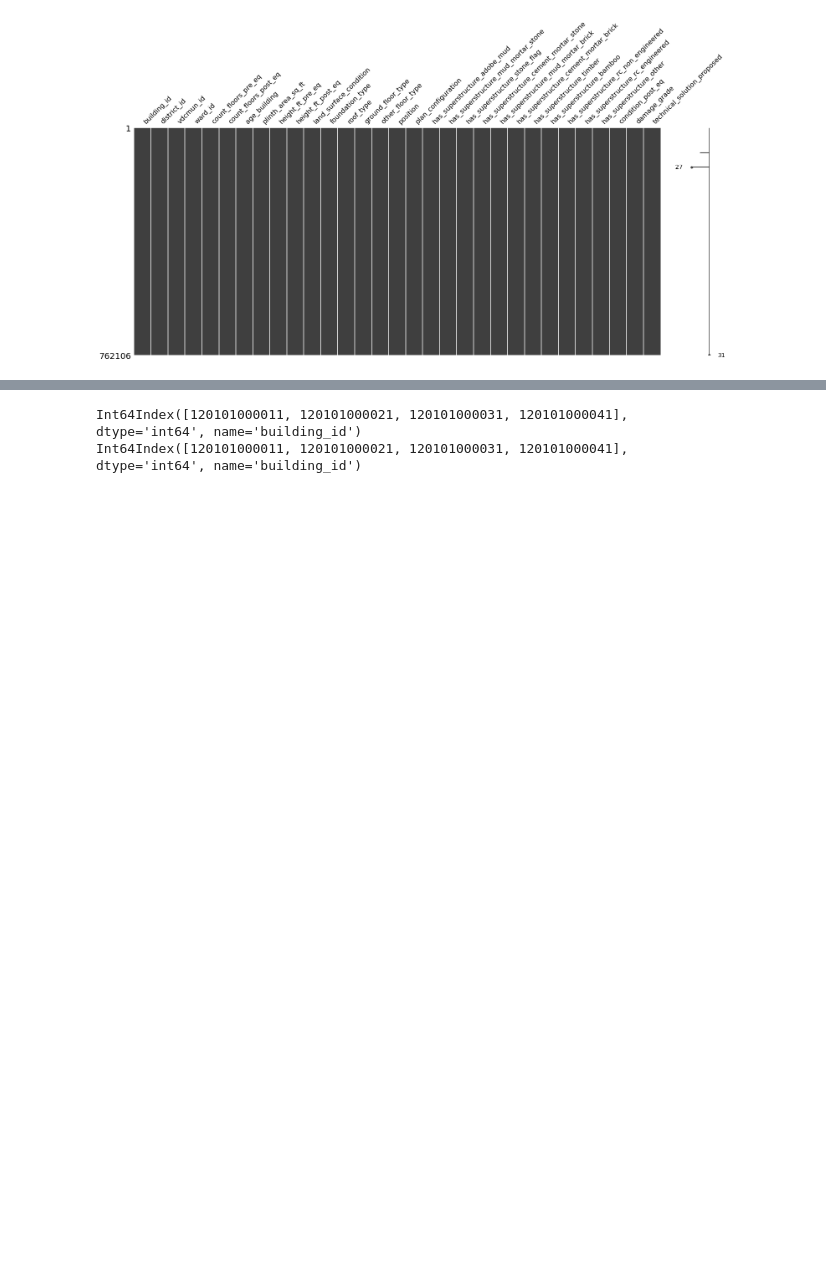
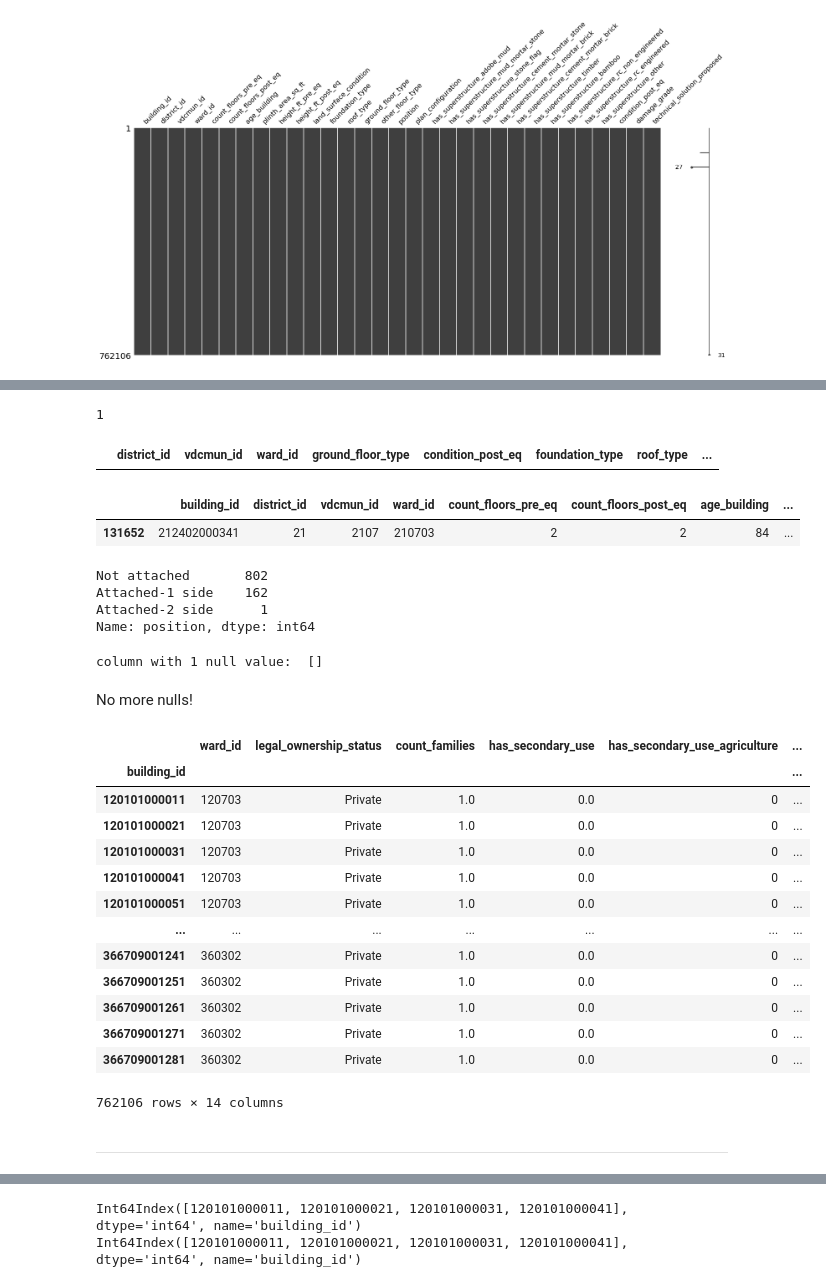
Before and after one commit to JesselyEnriquez/climateJustice, a Jupyter notebook: Code/Cleaning_N_EDA/earthquake_scrub.ipynb, the cells around one changed output, grey strips where cells are left out. Saved outputs shown, nothing was run; the diff lists cells and outputs as text; code cells hidden in the pictures; blank space fills up the shorter version.

```diff
--- a/Code/Cleaning_N_EDA/earthquake_scrub.ipynb
+++ b/Code/Cleaning_N_EDA/earthquake_scrub.ipynb
@@ -113,0 +205,50 @@ msno.matrix(building_structure);
+# %%
+building_structure['damage_grade'] = building_structure['damage_grade'].str.replace('Grade','').fillna(5).astype(int)
+building_structure['technical_solution_proposed'] = building_structure['technical_solution_proposed'].fillna('Reconstruction')
+building_structure['plan_configuration'].iloc[131652] = 'Rectangular'
+# ensuring that the nulls are now all filled in !
+print(building_structure.isnull().sum().sum())
+building_structure[building_structure['technical_solution_proposed'].isnull()==True][['district_id','vdcmun_id','ward_id','ground_floor_type','condition_post_eq','foundation_type','roof_type','plan_configuration','technical_solution_proposed','damage_grade']]
+# %% [output]
+1
+|  | district_id | vdcmun_id | ward_id | ground_floor_type | condition_post_eq | foundation_type | roof_type | ... |
+# %%
+building_structure[building_structure['position'].isnull()==True]
+# %% [output]
+|  | building_id | district_id | vdcmun_id | ward_id | count_floors_pre_eq | count_floors_post_eq | age_building | ... |
+| 131652 | 212402000341 | 21 | 2107 | 210703 | 2 | 2 | 84 | ... |
+# %%
+# looking as low a level as possible to figure out what to impute position with
+building_structure[(building_structure['district_id']==21)&(building_structure['vdcmun_id']==2107)&(building_structure['ward_id']==210703)]['position'].value_counts()
+# %% [output]
+Not attached       802
+Attached-1 side    162
+Attached-2 side      1
+Name: position, dtype: int64
+# %%
+# filling in null and confiming no more nulls are in the dataset
+building_structure['position'].fillna('Not attached',inplace=True)
+print('column with 1 null value: ',building_structure.columns[building_structure.isnull().any()].tolist())
+# %% [output]
+column with 1 null value:  []
+# %% [markdown]
+No more nulls!
+# %%
+building_ownership.drop(columns=['district_id','vdcmun_id','ward_id'])
+# %% [output]
+|  | ward_id | legal_ownership_status | count_families | has_secondary_use | has_secondary_use_agriculture | ... |
+| building_id |  |  |  |  |  | ... |
+| 120101000011 | 120703 | Private | 1.0 | 0.0 | 0 | ... |
+| 120101000021 | 120703 | Private | 1.0 | 0.0 | 0 | ... |
+| 120101000031 | 120703 | Private | 1.0 | 0.0 | 0 | ... |
+| 120101000041 | 120703 | Private | 1.0 | 0.0 | 0 | ... |
+| 120101000051 | 120703 | Private | 1.0 | 0.0 | 0 | ... |
+| ... | ... | ... | ... | ... | ... | ... |
+| 366709001241 | 360302 | Private | 1.0 | 0.0 | 0 | ... |
+| 366709001251 | 360302 | Private | 1.0 | 0.0 | 0 | ... |
+| 366709001261 | 360302 | Private | 1.0 | 0.0 | 0 | ... |
+| 366709001271 | 360302 | Private | 1.0 | 0.0 | 0 | ... |
+| 366709001281 | 360302 | Private | 1.0 | 0.0 | 0 | ... |
+762106 rows × 14 columns
+# %% [markdown]
+---
```
Also changed, not shown: parts of 29 cells of this notebook.
